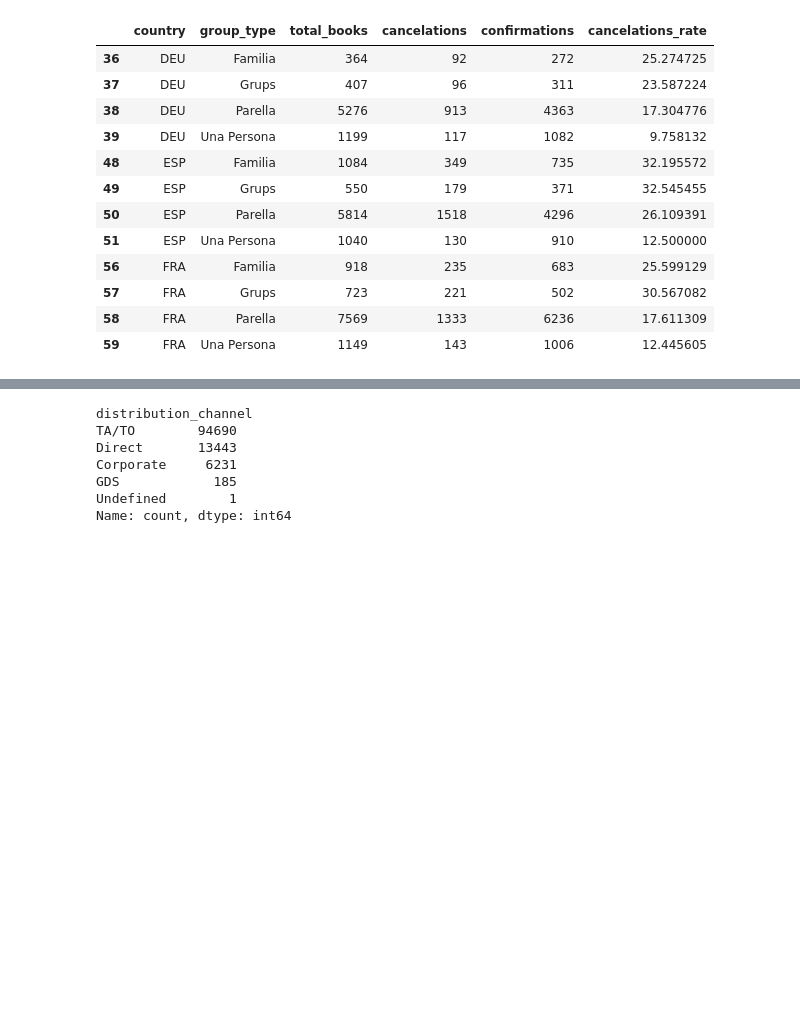
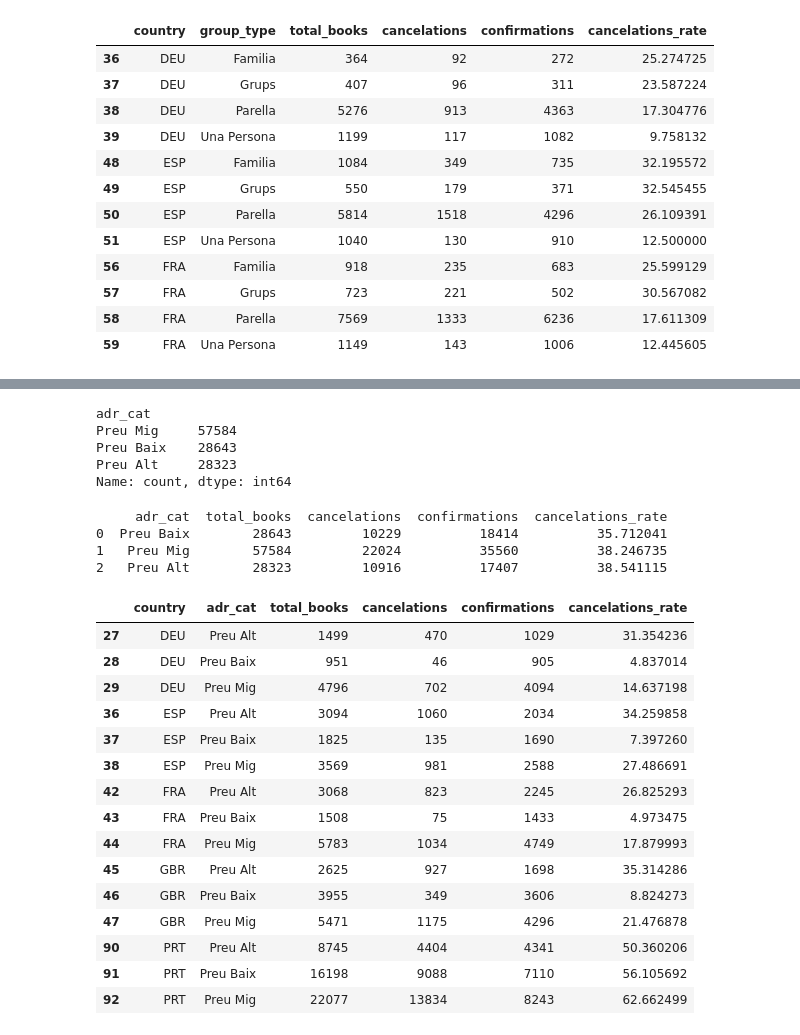
Before and after one commit to mcamarillas/House-Booking-Visualization, a Jupyter notebook: data-processing/process_data.ipynb, the cells around one changed output, grey strips where cells are left out. Saved outputs shown, nothing was run; the diff lists cells and outputs as text; code cells hidden in the pictures; blank space fills up the shorter version.

```diff
--- a/data-processing/process_data.ipynb
+++ b/data-processing/process_data.ipynb
@@ -315,3 +315,6 @@ for _, country_data in cancel_summary.iterrows():
         'confirmations': country_data['confirmations'],
         'cancelations_rate': country_data['cancelations_rate']
     }
+# %%
+adr_describe = bookings_df['adr'].describe()
+print(adr_describe)
@@ -318,10 +331,64 @@ for _, country_data in cancel_summary.iterrows():
 # %%
-bookings_df['distribution_channel'].value_counts()
+conditions = [
+    (bookings_df['adr'] <= adr_describe['25%']),
+    (bookings_df['adr'] > adr_describe['25%']) & (bookings_df['adr'] <= adr_describe['75%']),
+    (bookings_df['adr'] > adr_describe['75%'])
+]
+
+values = ['Preu Baix', 'Preu Mig', 'Preu Alt']
+
+bookings_df['adr_cat'] = np.select(conditions, values)
+bookings_df['adr_cat'].value_counts()
 # %% [output]
-distribution_channel
-TA/TO        94690
-Direct       13443
-Corporate     6231
-GDS            185
-Undefined        1
+adr_cat
+Preu Mig     57584
+Preu Baix    28643
+Preu Alt     28323
 Name: count, dtype: int64
+# %%
+cancel_summary = bookings_df.groupby(['adr_cat']).agg(
+    total_books = ('is_canceled', 'count'),
+    cancelations = ('is_canceled', 'sum')
+).reset_index()
+
+cancel_summary['confirmations'] = cancel_summary['total_books'] - cancel_summary['cancelations']
+cancel_summary['cancelations_rate'] = cancel_summary['cancelations'] / cancel_summary['total_books'] * 100
+
+print(cancel_summary)
+# %% [output]
+     adr_cat  total_books  cancelations  confirmations  cancelations_rate
+0  Preu Baix        28643         10229          18414          35.712041
+1   Preu Mig        57584         22024          35560          38.246735
+2   Preu Alt        28323         10916          17407          38.541115
+# %%
+cancel_summary = bookings_df.groupby(['country', 'adr_cat']).agg(
+    total_books = ('is_canceled', 'count'),
+    cancelations = ('is_canceled', 'sum')
+).reset_index()
+
+cancel_summary['confirmations'] = cancel_summary['total_books'] - cancel_summary['cancelations']
+cancel_summary['cancelations_rate'] = cancel_summary['cancelations'] / cancel_summary['total_books'] * 100
+
+order = pd.CategoricalDtype(categories=['Preu Baix', 'Preu Mig', 'Preu Alt'], ordered=True)
+cancel_summary['adr_cat'] = cancel_summary['adr_cat'].astype(order)
+cancel_summary = cancel_summary.sort_values('adr_cat').reset_index(drop=True)
+
+cancel_summary = cancel_summary[cancel_summary['country'].isin(top_5_countries_books)]
+cancel_summary.head(15)
+# %% [output]
+|  | country | adr_cat | total_books | cancelations | confirmations | cancelations_rate |
+| 27 | DEU | Preu Alt | 1499 | 470 | 1029 | 31.354236 |
+| 28 | DEU | Preu Baix | 951 | 46 | 905 | 4.837014 |
+| 29 | DEU | Preu Mig | 4796 | 702 | 4094 | 14.637198 |
+| 36 | ESP | Preu Alt | 3094 | 1060 | 2034 | 34.259858 |
+| 37 | ESP | Preu Baix | 1825 | 135 | 1690 | 7.397260 |
+| 38 | ESP | Preu Mig | 3569 | 981 | 2588 | 27.486691 |
+| 42 | FRA | Preu Alt | 3068 | 823 | 2245 | 26.825293 |
+| 43 | FRA | Preu Baix | 1508 | 75 | 1433 | 4.973475 |
+| 44 | FRA | Preu Mig | 5783 | 1034 | 4749 | 17.879993 |
+| 45 | GBR | Preu Alt | 2625 | 927 | 1698 | 35.314286 |
+| 46 | GBR | Preu Baix | 3955 | 349 | 3606 | 8.824273 |
+| 47 | GBR | Preu Mig | 5471 | 1175 | 4296 | 21.476878 |
+| 90 | PRT | Preu Alt | 8745 | 4404 | 4341 | 50.360206 |
+| 91 | PRT | Preu Baix | 16198 | 9088 | 7110 | 56.105692 |
+| 92 | PRT | Preu Mig | 22077 | 13834 | 8243 | 62.662499 |
```
Also changed, not shown: parts of 2 cells of this notebook, 7 other files.
